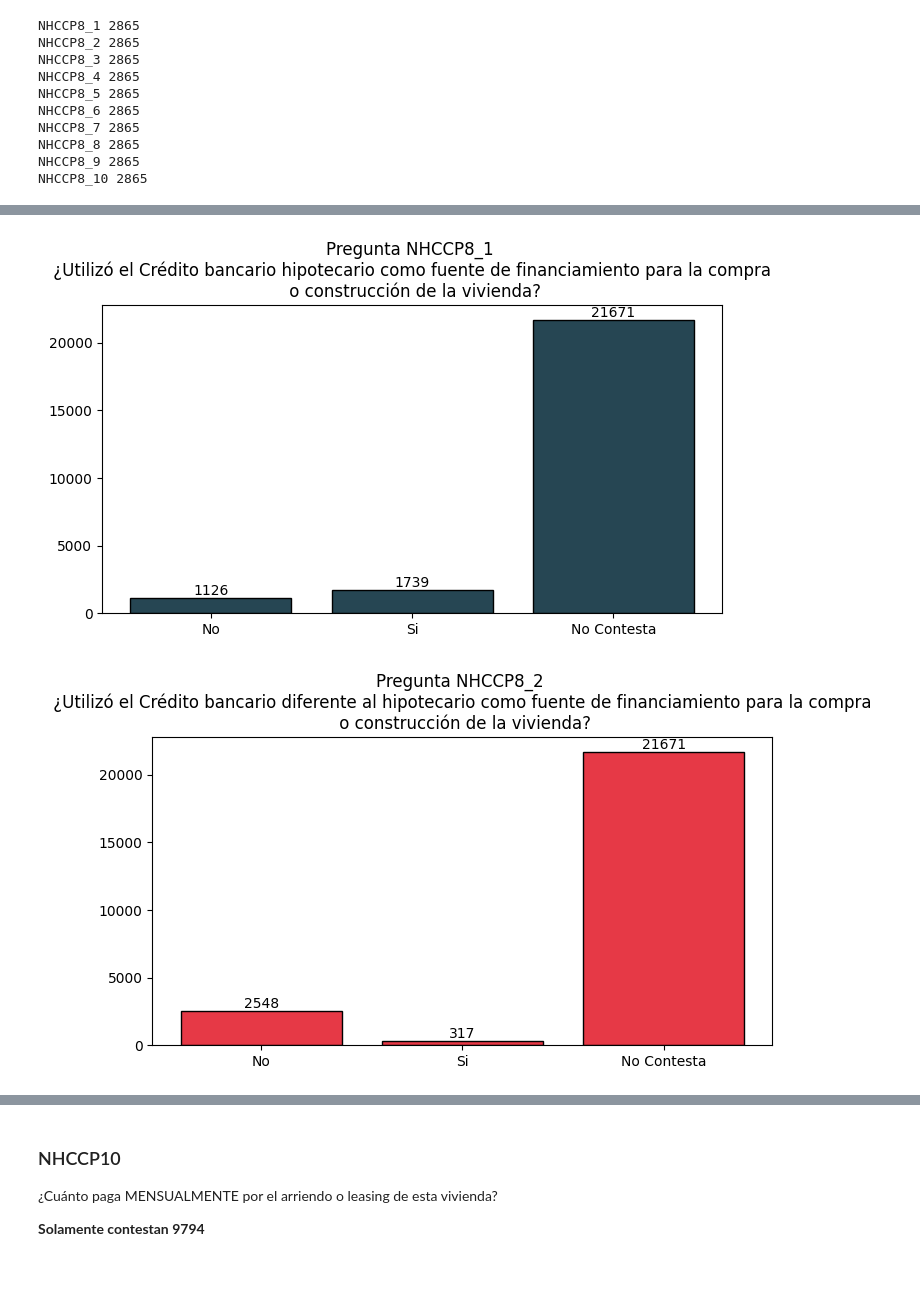
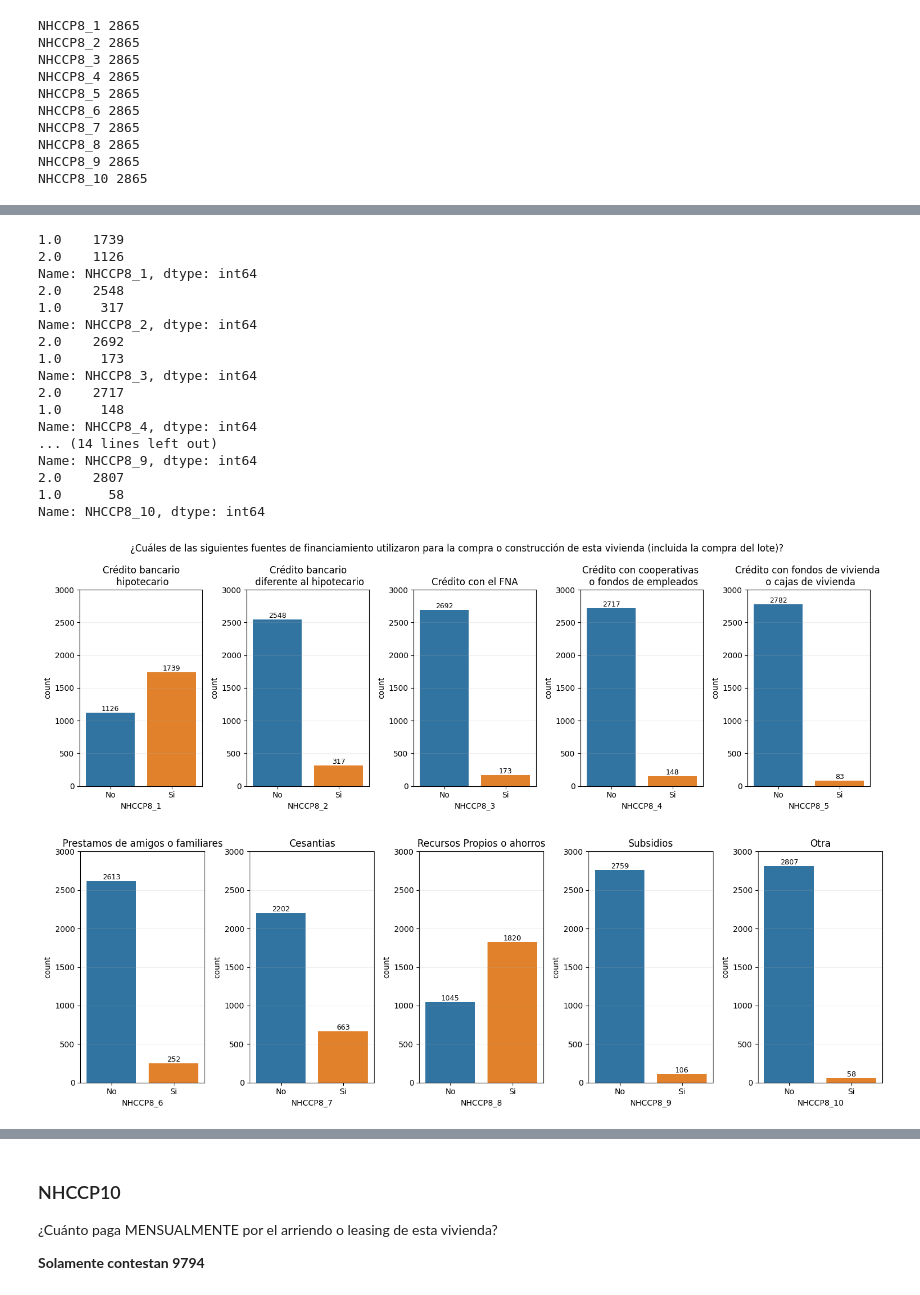
Before and after one commit to pinnzonandres/Encuesta-Multiproposito-Suba, a Jupyter notebook: Jupyter Scripts/2 - Parte EDA & Limpieza - Sección NHCCP.ipynb, the cells around one changed output, grey strips where cells are left out. Drawn from its saved outputs; the diff is of its cells as text; code cells hidden in the pictures.

```diff
--- a/Jupyter Scripts/2 - Parte EDA & Limpieza - Sección NHCCP.ipynb
+++ b/Jupyter Scripts/2 - Parte EDA & Limpieza - Sección NHCCP.ipynb
@@ -81,25 +68,66 @@ finaciamiento
+# %%
+for i in finaciamiento:
+    print(data[i].value_counts())
+# %% [output]
+1.0    1739
+2.0    1126
+Name: NHCCP8_1, dtype: int64
+2.0    2548
+1.0     317
+Name: NHCCP8_2, dtype: int64
+2.0    2692
+1.0     173
+Name: NHCCP8_3, dtype: int64
+2.0    2717
+1.0     148
+Name: NHCCP8_4, dtype: int64
+... (14 lines left out)
+Name: NHCCP8_9, dtype: int64
+2.0    2807
+1.0      58
+Name: NHCCP8_10, dtype: int64
 # %%
 for i in finaciamiento:
-    data[i] = data.apply(lambda x: 0 if (x[i] == 2) else (1 if (x[i] == 1) else 2), axis = 1)
+    data = data.replace({i:2},0)
 # %%
-l_finan = ['Crédito bancario hipotecario',
-           'Crédito bancario diferente al hipotecario',
+l_finan = ['Crédito bancario\n hipotecario',
+           'Crédito bancario\n diferente al hipotecario',
            'Crédito con el FNA',
-           'Crédito con cooperativas o fondos de empleados',
-           'Crédito con fondos de vivienda o cajas de vivienda',
+           'Crédito con cooperativas \n o fondos de empleados',
+           'Crédito con fondos de vivienda \n o cajas de vivienda',
            'Prestamos de amigos o familiares',
            'Cesantias',
            'Recursos Propios o ahorros',
            'Subsidios',
            'Otra']
 # %%
-for i,j,z in zip(finaciamiento,l_finan,colors):
-    plt.figure(figsize=(8,4))
-    bars = plt.bar(data[i].value_counts().index.tolist(),data[i].value_counts().tolist(), edgecolor = 'black', color = z)
-    plt.title(f'Pregunta {i} \n ¿Utilizó el {j} como fuente de financiamiento para la compra \n o construcción de la vivienda?')
-    plt.xticks([0,1,2],['No','Si','No Contesta'])
-    plt.bar_label(bars)
-    plt.show()
+fig, axes = plt.subplots(1,5, figsize = (15,5))
+fig.subplots_adjust(top=0.9)
+fig.suptitle('¿Cuáles de las siguientes fuentes de financiamiento utilizaron para la compra o construcción de esta vivienda (incluida la compra del lote)?')
+for ax,cols,names in zip(axes,finaciamiento,l_finan):
+    sns.countplot(x = cols, data = data, ax = ax)
+    ax.grid(alpha = 0.2, axis = 'y')
+    ax.set_title(f'{names}')
+    ax.set_xticks([0,1],['No','Si'])
+    ax.set_ylim(0,3000)
+    ax.margins(y=0.1) # make room for the labels
+    for bars in ax.containers:
+        ax.bar_label(bars, fmt='%.0f', fontsize=9)
+plt.tight_layout()
+
+fig, axes = plt.subplots(1,5, figsize = (15,5))
+for ax,cols,names in zip(axes,finaciamiento[5:],l_finan[5:]):
+    sns.countplot(x = cols, data = data, ax = ax)
+    ax.grid(alpha = 0.2, axis = 'y')
+    ax.set_title(f'{names}')
+    ax.set_xticks([0,1],['No','Si'])
+    ax.set_ylim(0,3000)
+    ax.margins(y=0.1) # make room for the labels
+    for bars in ax.containers:
+        ax.bar_label(bars, fmt='%.0f', fontsize=9)
+plt.tight_layout()
+
+plt.show()
 # %% [output]
-[figure, old version]
+[figure, new version]
-[figure, old version]
+[figure, new version]
```
Also changed, not shown: parts of 47 cells of this notebook.
